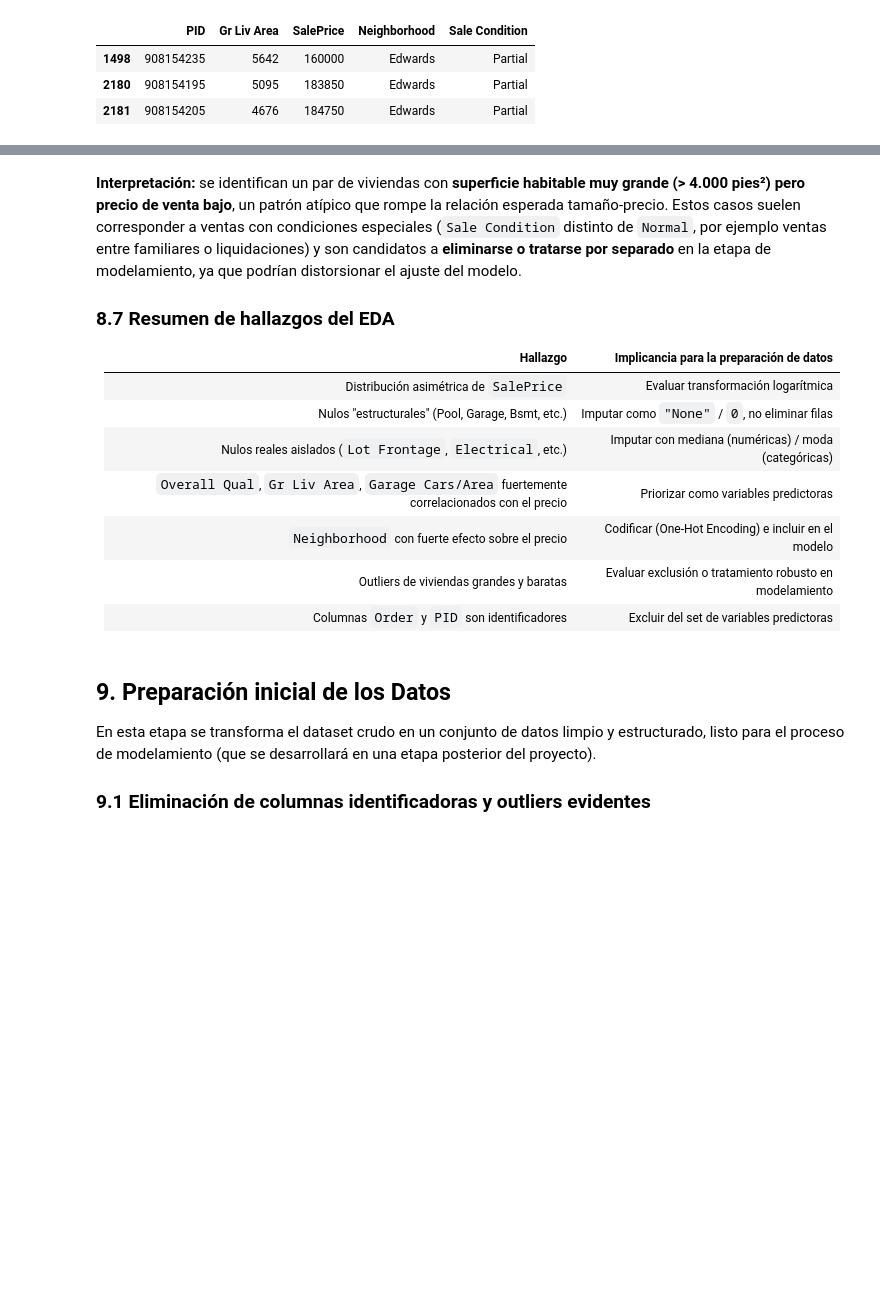
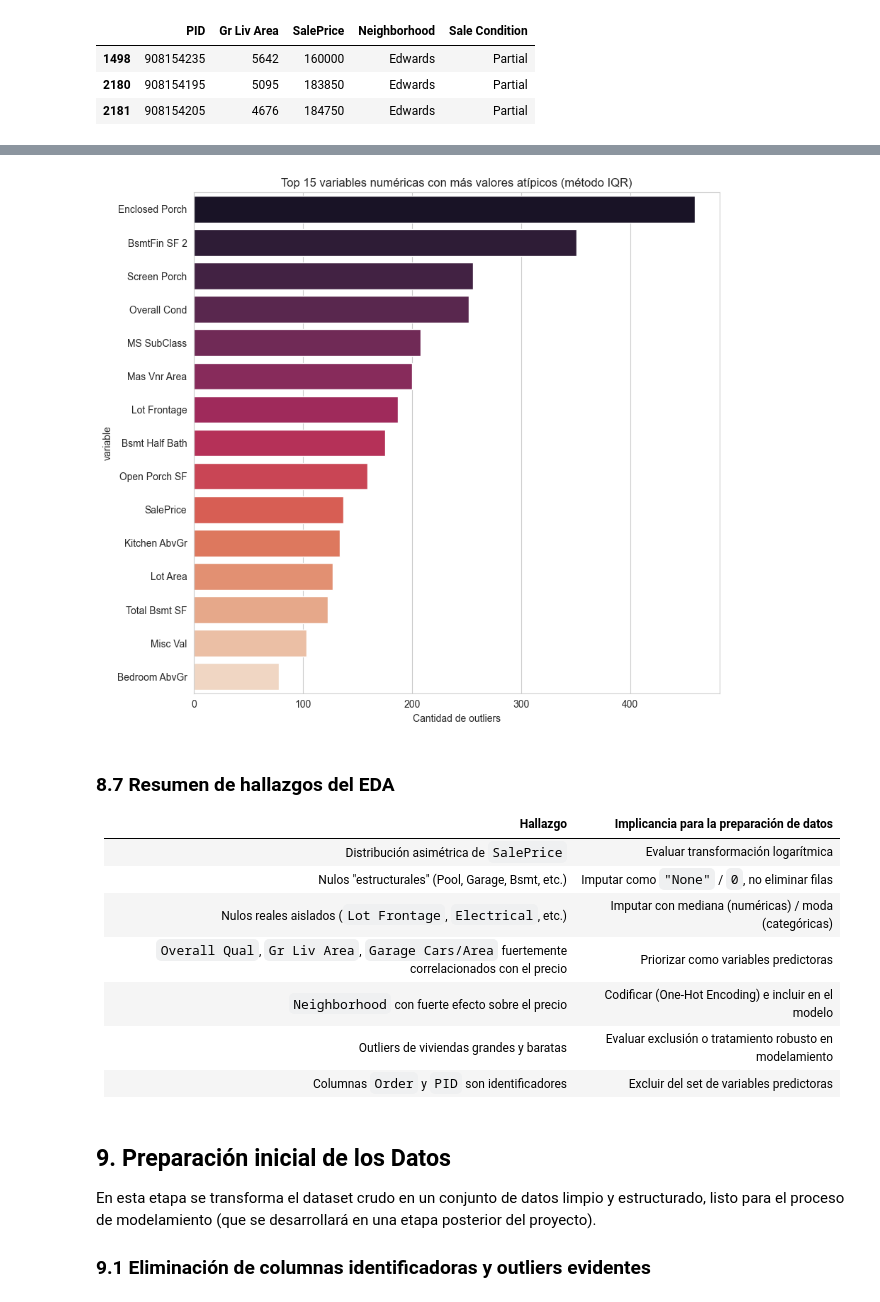
Before and after one commit to obicarrasco/machine-learning, a Jupyter notebook: housing-prices-ml/notebooks/Housing_EV1_EV2.ipynb, the cells around one changed output, grey strips where cells are left out. Drawn from its saved outputs; the diff is of its cells as text; code cells hidden in the pictures; blank space fills up the shorter version.

Commit message:
detección sistemática de outliers (IQR) en las 37 variables numéricas + interpretación en README

```diff
--- a/housing-prices-ml/notebooks/Housing_EV1_EV2.ipynb
+++ b/housing-prices-ml/notebooks/Housing_EV1_EV2.ipynb
@@ -483,0 +486,25 @@ Outliers evidentes detectados (Gr Liv Area > 4000 y SalePrice < 300,000): 3
+# %%
+# Detección sistemática de outliers en TODAS las variables numéricas, usando el método del
+# rango intercuartílico (IQR): un valor se considera atípico si cae fuera de
+# [Q1 - 1.5*IQR, Q3 + 1.5*IQR]. Se aplica a las 36 variables numéricas (excluyendo
+# Order, PID y SalePrice, que se analiza aparte por ser la variable objetivo).
+
+def contar_outliers_iqr(serie):
+    q1 = serie.quantile(0.25)
+    q3 = serie.quantile(0.75)
+    iqr = q3 - q1
+    lim_inf = q1 - 1.5 * iqr
+    lim_sup = q3 + 1.5 * iqr
+    return ((serie < lim_inf) | (serie > lim_sup)).sum()
+
+# num_cols ya fue definido en la sección 8.4 (excluye Order y PID)
+resumen_outliers = pd.DataFrame({
+    "variable": num_cols,
+    "n_outliers": [contar_outliers_iqr(df[col]) for col in num_cols],
+})
+resumen_outliers["pct_outliers"] = (resumen_outliers["n_outliers"] / len(df) * 100).round(2)
+resumen_outliers = resumen_outliers.sort_values("n_outliers", ascending=False).reset_index(drop=True)
+
+print(f"Total de variables numéricas analizadas: {len(num_cols)}")
+print(f"Variables con al menos un outlier: {(resumen_outliers['n_outliers'] > 0).sum()}")
+resumen_outliers.head(15)
@@ -484,6 +530,15 @@ Outliers evidentes detectados (Gr Liv Area > 4000 y SalePrice < 300,000): 3
+# %%
+plt.figure(figsize=(9, 8))
+top15 = resumen_outliers.head(15)
+sns.barplot(data=top15, x="n_outliers", y="variable", palette="rocket")
+plt.title("Top 15 variables numéricas con más valores atípicos (método IQR)")
+plt.xlabel("Cantidad de outliers")
+plt.tight_layout()
+plt.savefig("../images/outliers_todas_variables.png", dpi=120)
+plt.show()
+# %% [output]
+[figure, added]
 # %% [markdown]
-**Interpretación:** se identifican un par de viviendas con **superficie habitable muy grande (> 4.000 pies²) pero precio de venta bajo**, un patrón atípico que rompe la relación esperada tamaño-precio. Estos casos suelen corresponder a ventas con condiciones especiales (`Sale Condition` distinto de `Normal`, por ejemplo ventas entre familiares o liquidaciones) y son candidatos a **eliminarse o tratarse por separado** en la etapa de modelamiento, ya que podrían distorsionar el ajuste del modelo.
-
 ### 8.7 Resumen de hallazgos del EDA
 
 | Hallazgo | Implicancia para la preparación de datos |
```
Also changed, not shown: parts of 2 cells of this notebook, 2 other files.
